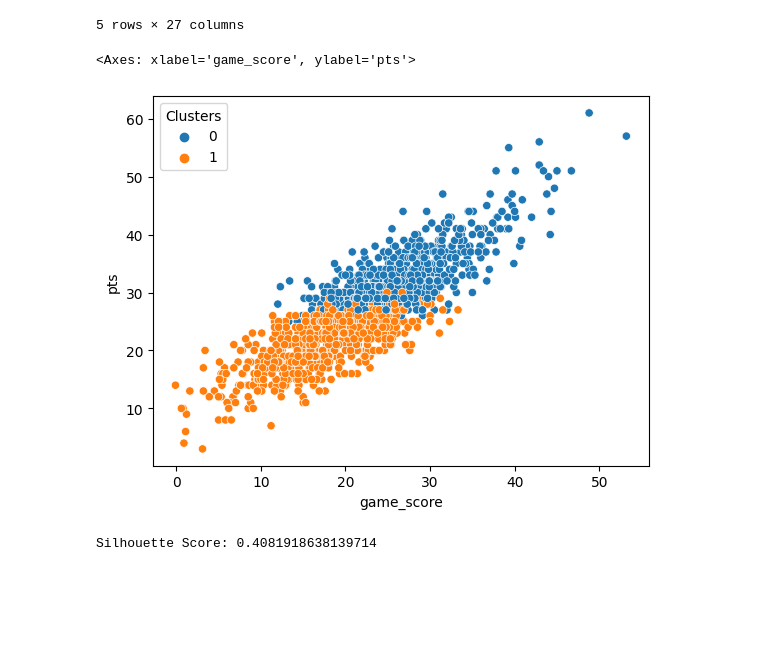
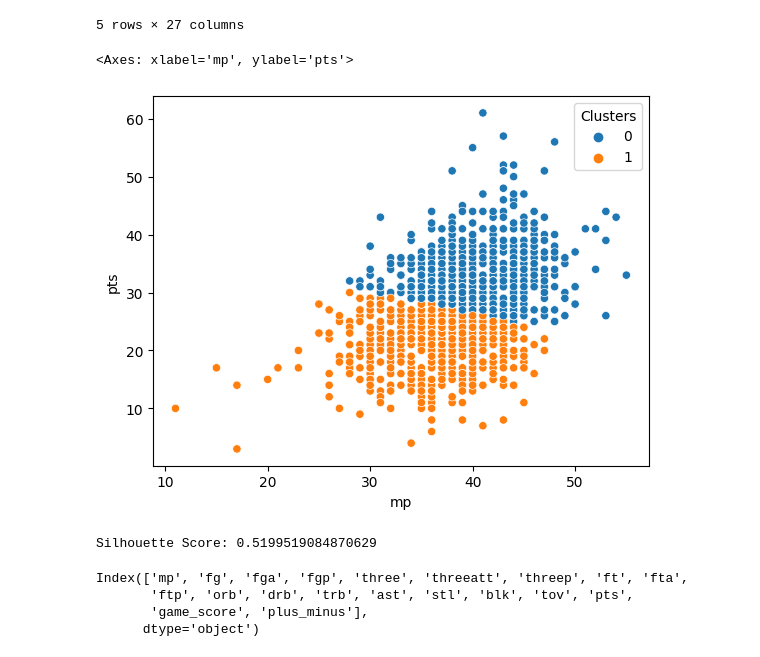
Before and after one commit to ndlovuraymond/datascience, a Jupyter notebook: K-means clustering/lebron_cluster pts-min.ipynb, the cells around one changed output. Drawn from its saved outputs; the diff is of its cells as text; code cells hidden in the pictures; blank space fills up the shorter version.

```diff
--- a/K-means clustering/lebron_cluster pts-min.ipynb
+++ b/K-means clustering/lebron_cluster pts-min.ipynb
@@ -85,12 +85,12 @@ df.head()
 | 4 | 5 | 2003-11-07 | 18-312 | CLE | IND | L (-1) | 44 | 8 | 18 | 0.444 | ... | ... |
 5 rows × 27 columns
 # %%
-sns.scatterplot(x="game_score", y="pts",hue = 'Clusters',  data=df)
+sns.scatterplot(x="mp", y="pts",hue = 'Clusters',  data=df)
 # %% [output]
-<Axes: xlabel='game_score', ylabel='pts'>
+<Axes: xlabel='mp', ylabel='pts'>
-[figure, old version]
+[figure, new version]
 # %%
-silhouette_avg = silhouette_score(df[['pts','game_score']], df['Clusters'])
+silhouette_avg = silhouette_score(df[['pts','pts']], df['Clusters'])
 print("Silhouette Score:", silhouette_avg)
 # %% [output]
-Silhouette Score: 0.4081918638139714
+Silhouette Score: 0.5199519084870629
@@ -96,0 +101,7 @@ Silhouette Score: 0.4081918638139714
+# %%
+df_min_max_scaled.columns
+# %% [output]
+Index(['mp', 'fg', 'fga', 'fgp', 'three', 'threeatt', 'threep', 'ft', 'fta',
+       'ftp', 'orb', 'drb', 'trb', 'ast', 'stl', 'blk', 'tov', 'pts',
+       'game_score', 'plus_minus'],
+      dtype='object')
```
Also changed, not shown: parts of 16 cells of this notebook, 2 other files.
